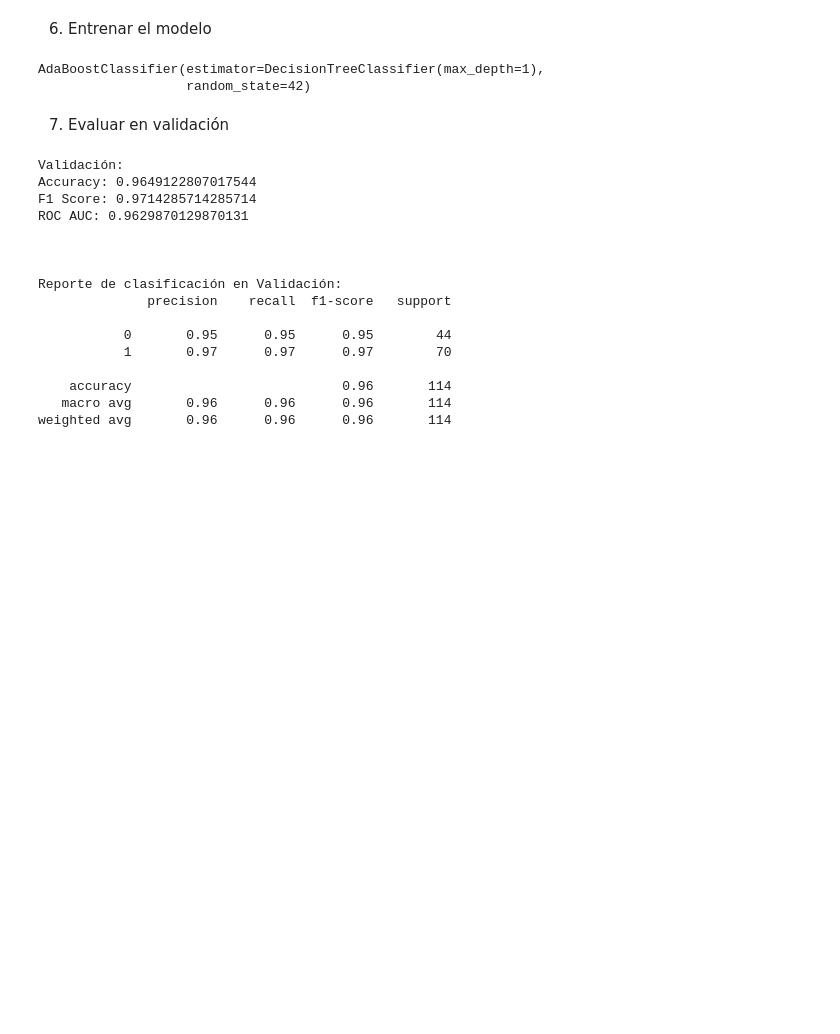
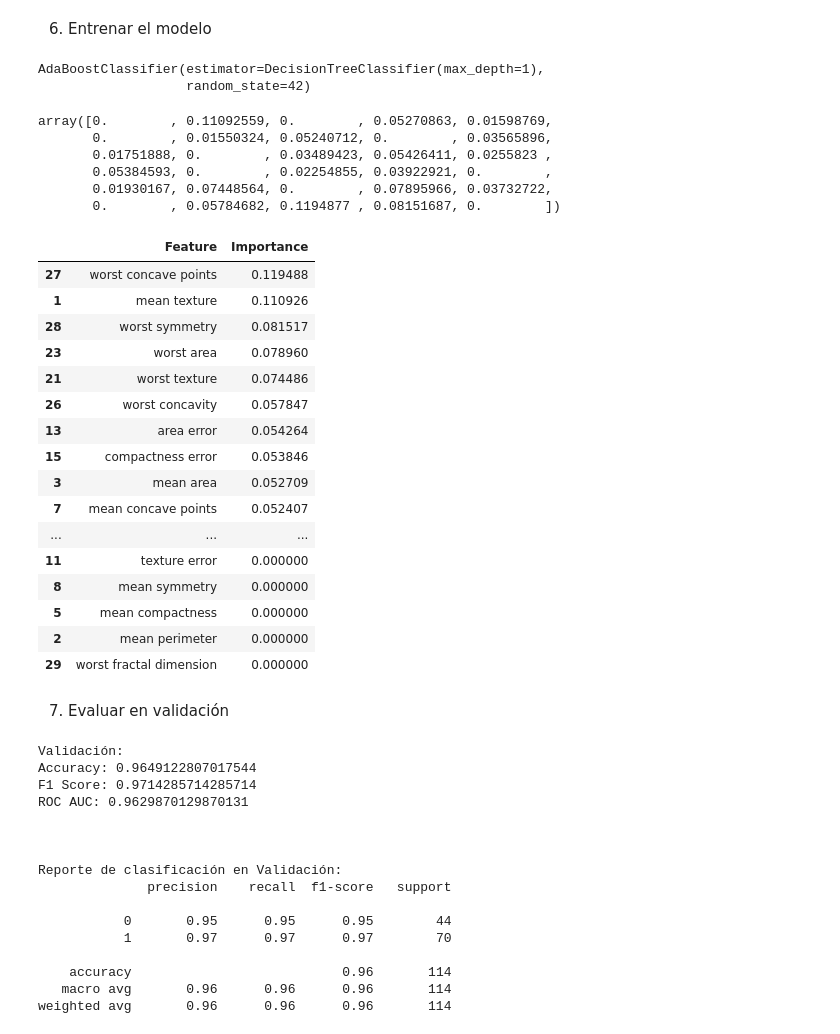
Before and after one commit to titusr099/add_bost_classifier_dm, a Jupyter notebook: ada_boost_implementacion_libreria.ipynb, the cells around one changed output. Drawn from its saved outputs; the diff is of its cells as text; code cells hidden in the pictures; blank space fills up the shorter version.

Commit message:
Poniendo cuales features son mas importantes para el modelo

```diff
--- a/ada_boost_implementacion_libreria.ipynb
+++ b/ada_boost_implementacion_libreria.ipynb
@@ -157,6 +158,42 @@ ada_model.fit(X_train, y_train)
 # %% [output]
 AdaBoostClassifier(estimator=DecisionTreeClassifier(max_depth=1),
                    random_state=42)
+# %%
+# Cuánto aporta esa variable a la predicción
+importances = ada_model.feature_importances_
+importances
+# %% [output]
+array([0.        , 0.11092559, 0.        , 0.05270863, 0.01598769,
+       0.        , 0.01550324, 0.05240712, 0.        , 0.03565896,
+       0.01751888, 0.        , 0.03489423, 0.05426411, 0.0255823 ,
+       0.05384593, 0.        , 0.02254855, 0.03922921, 0.        ,
+       0.01930167, 0.07448564, 0.        , 0.07895966, 0.03732722,
+       0.        , 0.05784682, 0.1194877 , 0.08151687, 0.        ])
+# %%
+feature_importances = pd.DataFrame({
+    'Feature': data.feature_names,
+    'Importance': ada_model.feature_importances_
+})
+feature_importances = feature_importances.sort_values(by='Importance', ascending=False)
+feature_importances
+# %% [output]
+|  | Feature | Importance |
+| 27 | worst concave points | 0.119488 |
+| 1 | mean texture | 0.110926 |
+| 28 | worst symmetry | 0.081517 |
+| 23 | worst area | 0.078960 |
+| 21 | worst texture | 0.074486 |
+| 26 | worst concavity | 0.057847 |
+| 13 | area error | 0.054264 |
+| 15 | compactness error | 0.053846 |
+| 3 | mean area | 0.052709 |
+| 7 | mean concave points | 0.052407 |
+| ... | ... | ... |
+| 11 | texture error | 0.000000 |
+| 8 | mean symmetry | 0.000000 |
+| 5 | mean compactness | 0.000000 |
+| 2 | mean perimeter | 0.000000 |
+| 29 | worst fractal dimension | 0.000000 |
 # %% [markdown]
 7. Evaluar en validación
 # %%
```
Also changed, not shown: parts of 1 cell of this notebook.
